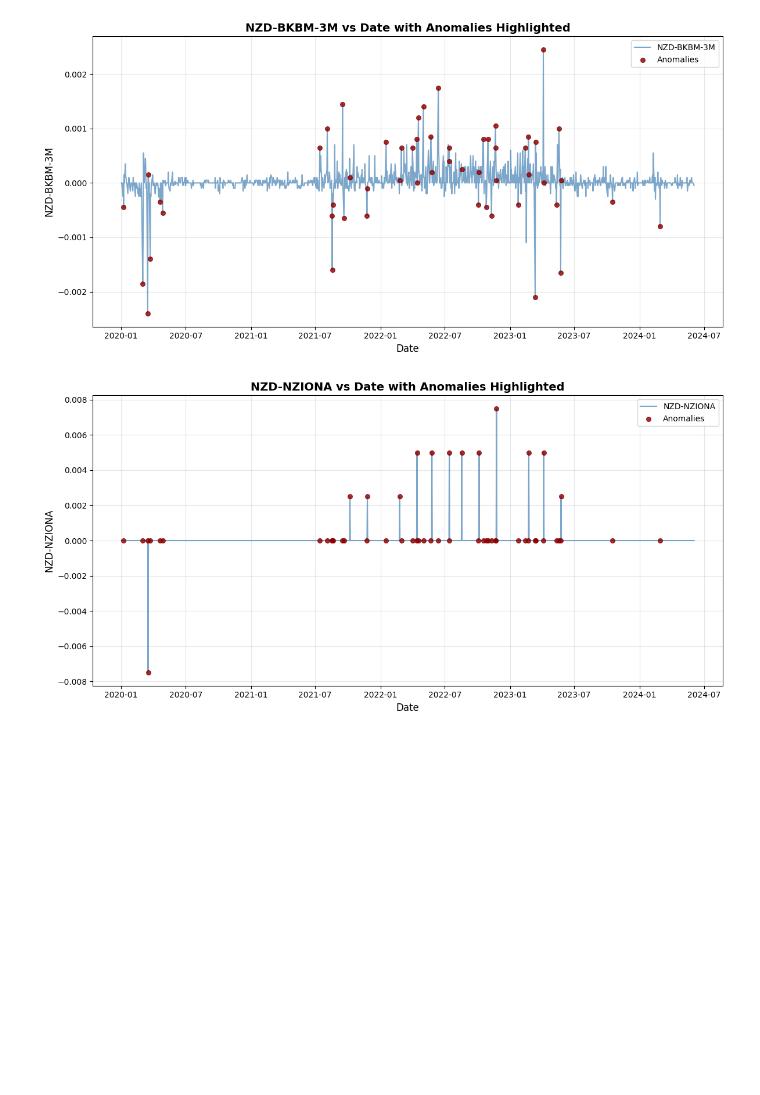
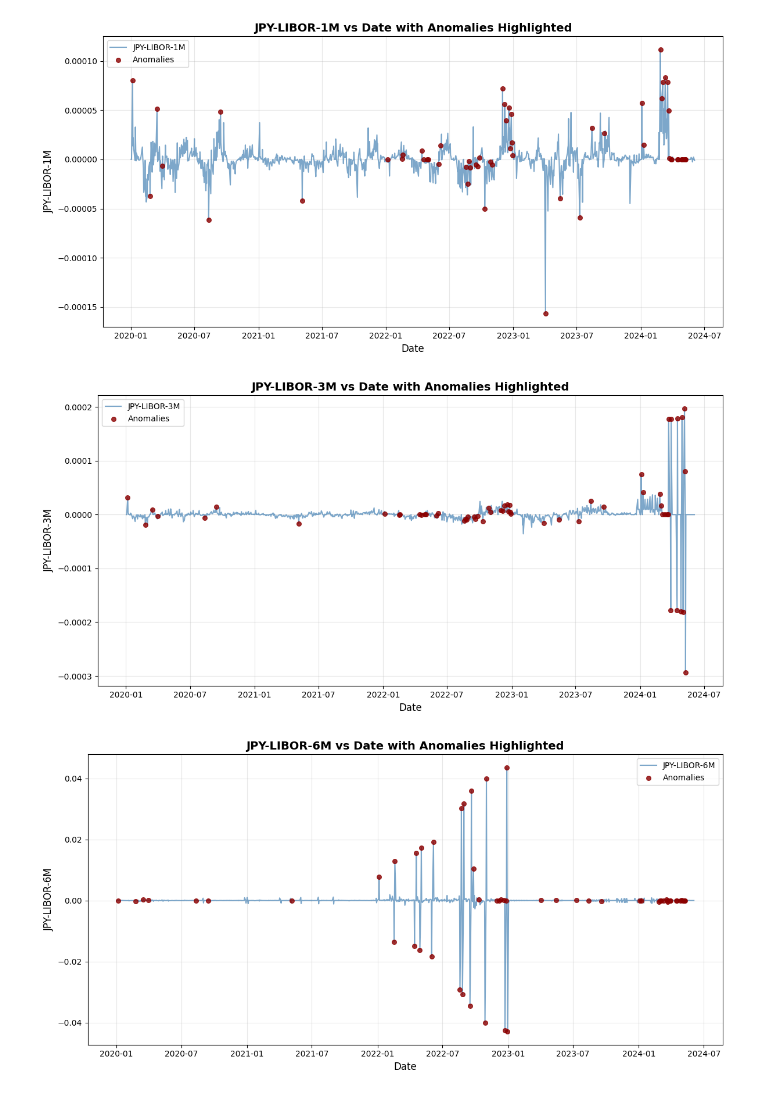
Before and after one commit to dgwalters-1974/autoencoder, a Jupyter notebook: anomaly_detector_all.ipynb, the cells around one changed output. Saved outputs shown, nothing was run; the diff lists cells and outputs as text; code cells hidden in the pictures; blank space fills up the shorter version.

```diff
--- a/anomaly_detector_all.ipynb
+++ b/anomaly_detector_all.ipynb
@@ -179,8 +183,9 @@ plot_results(plot_data, currency, anomalies)
 # %%
 plot_data = results_overall['data_diff'] # Plot outright data
-currency = 'NZD'
+currency = 'JPY'
 anomalies = results_overall[currency]
 plot_results(plot_data, currency, anomalies)
 # %% [output]
-[figure, old version]
+[figure, new version]
-[figure, old version]
+[figure, new version]
+[figure, added]
```
Also changed, not shown: parts of 10 cells of this notebook.
